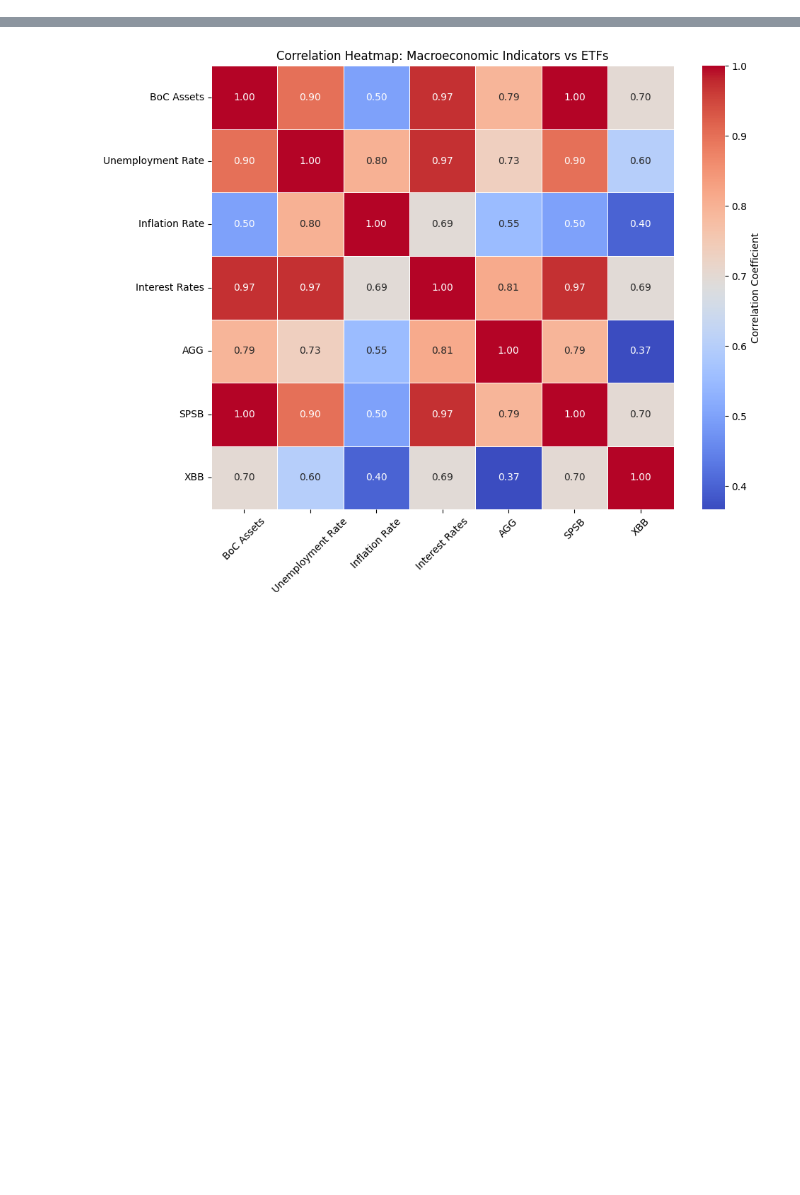
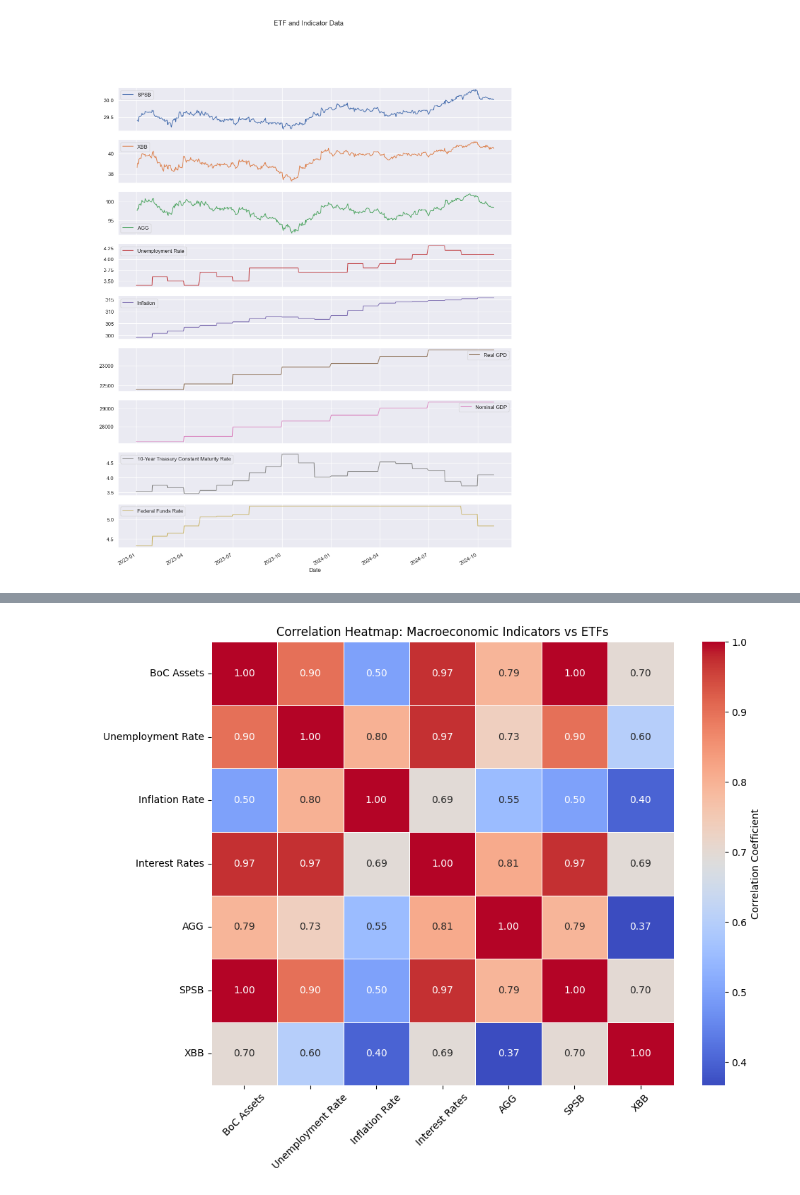
Before and after one commit to DFIC-Quant-Fund/Investment-Council, a Jupyter notebook: Credit/correlation_heatmap/correlation_heatmap.ipynb, the cells around one changed output, grey strips where cells are left out. Drawn from its saved outputs; the diff is of its cells as text; code cells hidden in the pictures; blank space fills up the shorter version.

Commit message:
Heatmap to use FRED data, add sensitivity plot

```diff
--- a/Credit/correlation_heatmap/correlation_heatmap.ipynb
+++ b/Credit/correlation_heatmap/correlation_heatmap.ipynb
@@ -26,0 +88,19 @@ Requirement already satisfied: certifi>=2017.4.17 in /Users/cameron.beneteau/cod
+# %%
+from fredapi import Fred
+import pandas as pd
+
+# Inittialize Fred API client
+fred = Fred(api_key=FRED_API_KEY)
+
+# Define dictionary to store indicator data
+indicator_data = {}
+
+# Fetch each indicator
+for indicator_name, fred_code in indicators.items():
+    # Fetch data from FRED
+    series = fred.get_series(fred_code, start_date, end_date)
+    indicator_data[indicator_name] = series
+# %%
+# Convert the dictionary to a DataFrame
+indicator_data_df = pd.DataFrame(indicator_data)
+print(indicator_data_df.head())
@@ -26,0 +121,9 @@ Requirement already satisfied: certifi>=2017.4.17 in /Users/cameron.beneteau/cod
+# %%
+# Ensure both DataFrames have timezone-naive DatetimeIndex
+etf_data_df.index = etf_data_df.index.tz_localize(None)
+indicator_data_df.index = indicator_data_df.index.tz_localize(None)
+# %%
+# Combine the ETF and indicator data
+combined_data_df = pd.concat([etf_data_df, indicator_data_df], axis=1)
+combined_data_df.ffill(inplace=True)
+print(combined_data_df.head())
@@ -26,0 +151,11 @@ Requirement already satisfied: certifi>=2017.4.17 in /Users/cameron.beneteau/cod
+# %%
+# Plot the data
+combined_data_df.plot(subplots=True, figsize=(15, 20))
+
+# Set title for entire plot
+plt.suptitle("ETF and Indicator Data")
+plt.xlabel("Date")
+plt.savefig(f"etf_and_indicator_data_{start_date}_{end_date}.png")
+plt.show()
+# %% [output]
+[figure, added]
```
Also changed, not shown: parts of 15 cells of this notebook, 3 other files.
